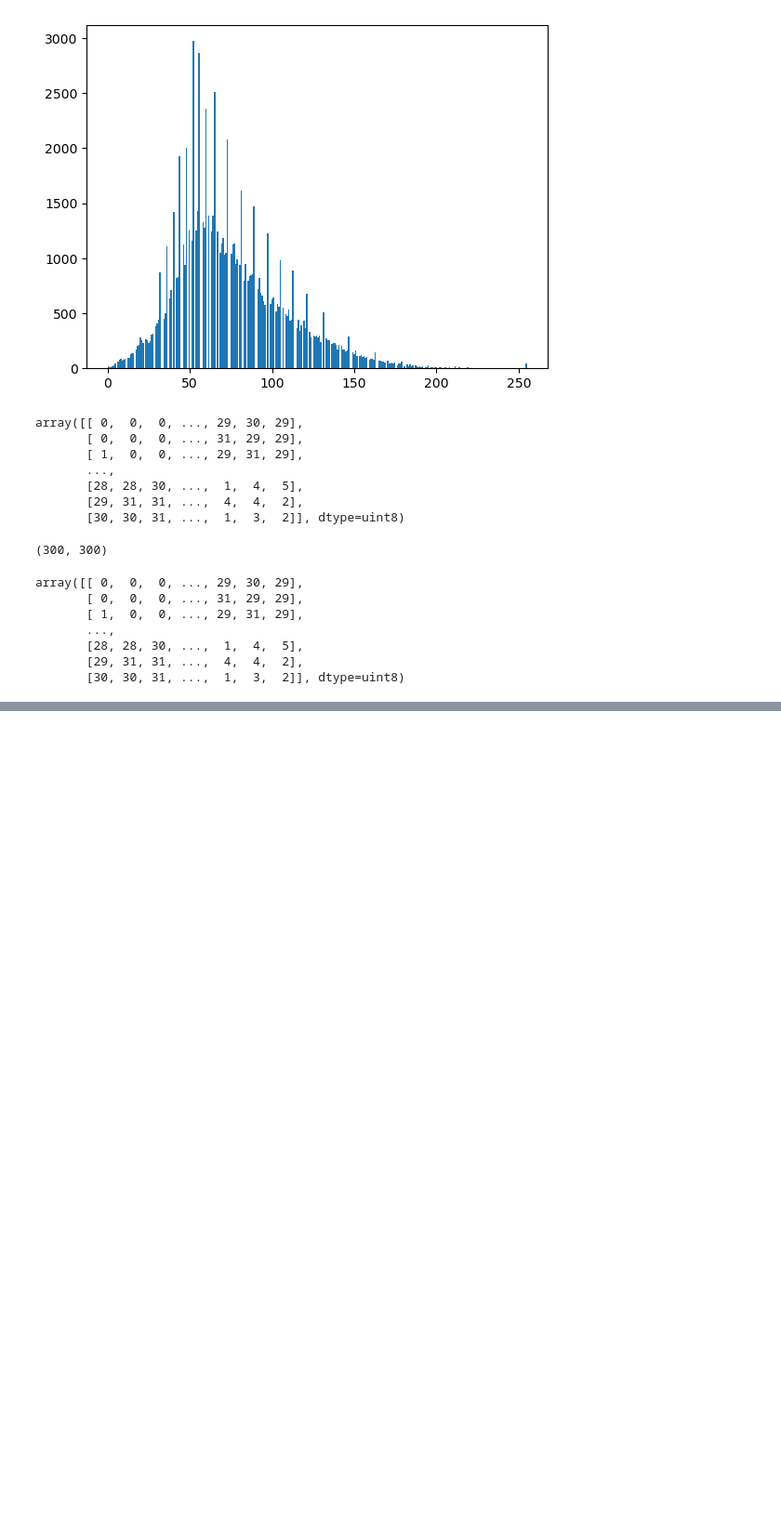
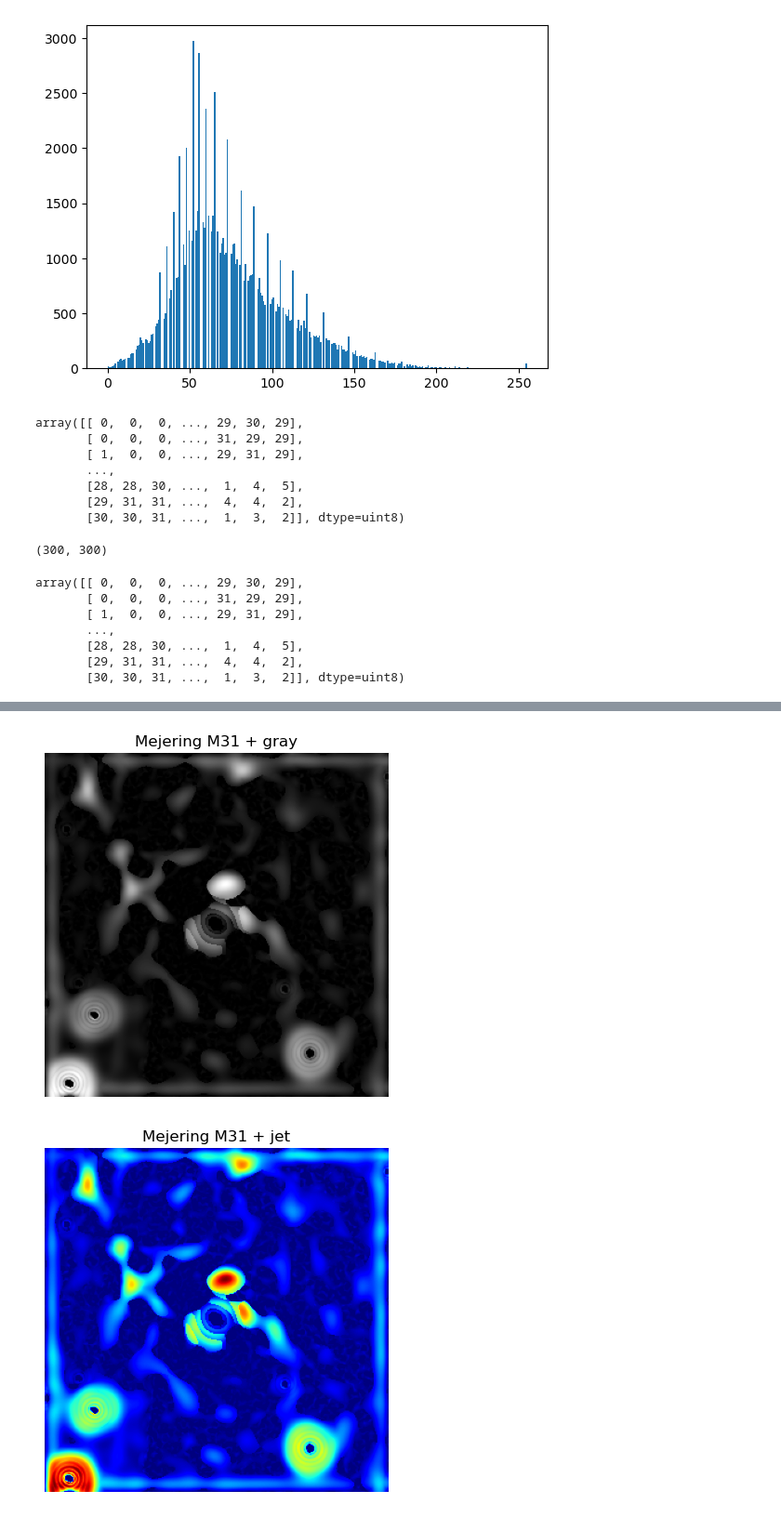
Before and after one commit to vinayak500/M31AstroProcessing, a Jupyter notebook: M31-analysis.ipynb, the cells around one changed output, grey strips where cells are left out. Shown at 93% size. Drawn from its saved outputs; the diff is of its cells as text; code cells hidden in the pictures; blank space fills up the shorter version.

```diff
--- a/M31-analysis.ipynb
+++ b/M31-analysis.ipynb
@@ -775,0 +778,2 @@ plt.show()
+# %%
+SPECTRAL_LIST = ["gray","jet","hot","prism","nipy_spectral"]
@@ -775,0 +821,9 @@ plt.show()
+# %%
+for colormap in SPECTRAL_LIST:
+    plt.imshow(mejering_output , cmap=colormap , origin='lower')
+    plt.title(f'Mejering M31 + {colormap}')
+    plt.axis('off')
+    plt.show()
+# %% [output]
+[figure, added]
+[figure, added]
```
Also changed, not shown: parts of 81 cells of this notebook.
